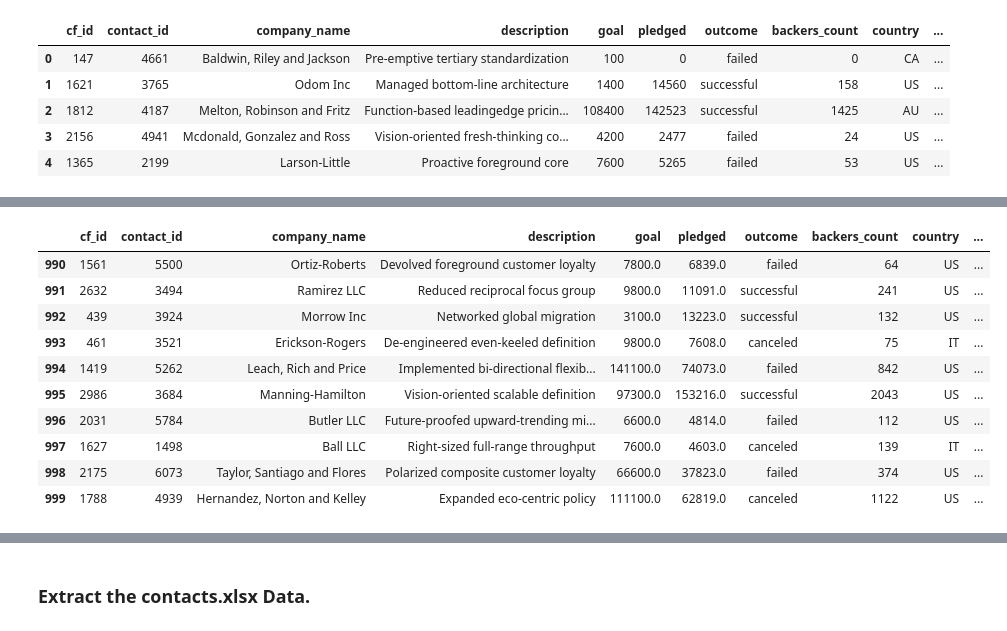
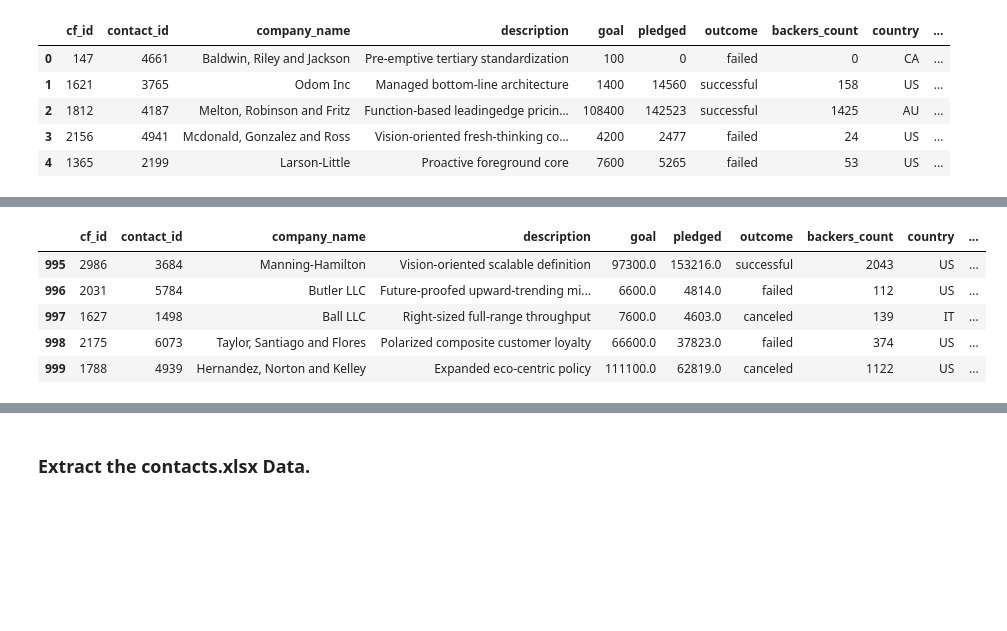
Before and after one commit to Neelka96/Crowdfunding_ETL, a Jupyter notebook: ETL_Mini_Project_Neel.ipynb, the cells around one changed output, grey strips where cells are left out. Drawn from its saved outputs; the diff is of its cells as text; code cells hidden in the pictures; blank space fills up the shorter version.

```diff
--- a/ETL_Mini_Project_Neel.ipynb
+++ b/ETL_Mini_Project_Neel.ipynb
@@ -227,5 +227,5 @@ campaign_df.head()
 | 4 | 1365 | 2199 | Larson-Little | Proactive foreground core | 7600 | 5265 | failed | 53 | US | ... |
 # %%
 # Convert the goal and pledged columns to a `float` data type.
-campaign_df['goal'] = campaign_df['goal'].astype(float)
-campaign_df['pledged'] = campaign_df['pledged'].astype(float)
+campaign_df[['goal', 'pledged']] = campaign_df[['goal', 'pledged']].astype(float)
+campaign_df.head()
@@ -254,3 +261,4 @@ dtype: object
 # %%
 # Format the launched_date and end_date columns to datetime format
 from datetime import datetime as dt
+campaign_df[['launch_date', 'end_date']] = campaign_df[['launch_date', 'end_date']].map(dt.fromtimestamp)
@@ -264,16 +265,20 @@ from datetime import datetime as dt
 # %%
 # Merge the campaign_df with the category_df on the "category" column and
 # the subcategory_df on the "subcategory" column.
-
-
-campaign_merged_df.tail(10)
+campaign_merged_df = (
+    campaign_df
+        .merge(
+            right = category_df,
+            how = 'left',
+            on = 'category')
+        .merge(
+            right = subcategory_df,
+            how = 'left',
+            on = 'subcategory')
+)
+campaign_merged_df.tail(5)
 # %% [output]
 |  | cf_id | contact_id | company_name | description | goal | pledged | outcome | backers_count | country | ... |
-| 990 | 1561 | 5500 | Ortiz-Roberts | Devolved foreground customer loyalty | 7800.0 | 6839.0 | failed | 64 | US | ... |
-| 991 | 2632 | 3494 | Ramirez LLC | Reduced reciprocal focus group | 9800.0 | 11091.0 | successful | 241 | US | ... |
-| 992 | 439 | 3924 | Morrow Inc | Networked global migration | 3100.0 | 13223.0 | successful | 132 | US | ... |
-| 993 | 461 | 3521 | Erickson-Rogers | De-engineered even-keeled definition | 9800.0 | 7608.0 | canceled | 75 | IT | ... |
-| 994 | 1419 | 5262 | Leach, Rich and Price | Implemented bi-directional flexib... | 141100.0 | 74073.0 | failed | 842 | US | ... |
 | 995 | 2986 | 3684 | Manning-Hamilton | Vision-oriented scalable definition | 97300.0 | 153216.0 | successful | 2043 | US | ... |
 | 996 | 2031 | 5784 | Butler LLC | Future-proofed upward-trending mi... | 6600.0 | 4814.0 | failed | 112 | US | ... |
 | 997 | 1627 | 1498 | Ball LLC | Right-sized full-range throughput | 7600.0 | 4603.0 | canceled | 139 | IT | ... |
```
Also changed, not shown: parts of 14 cells of this notebook, 1 other file.
